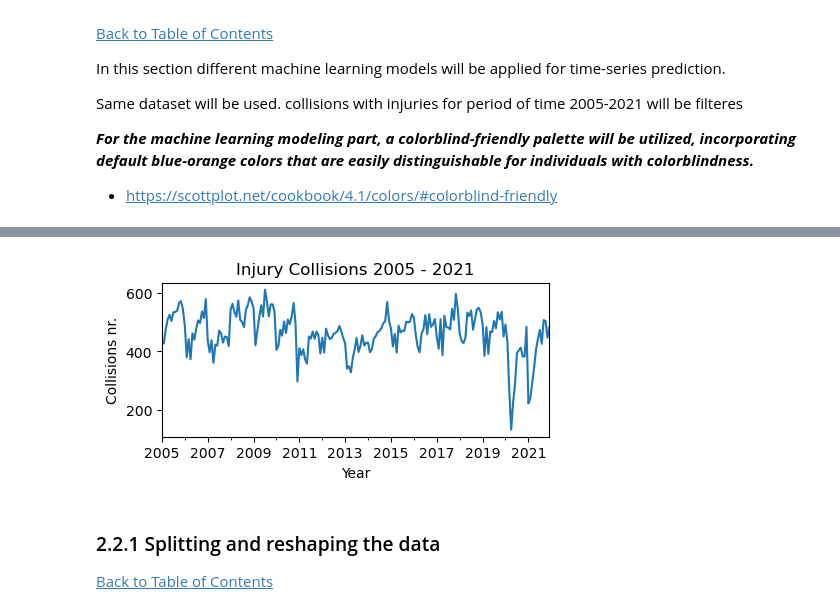
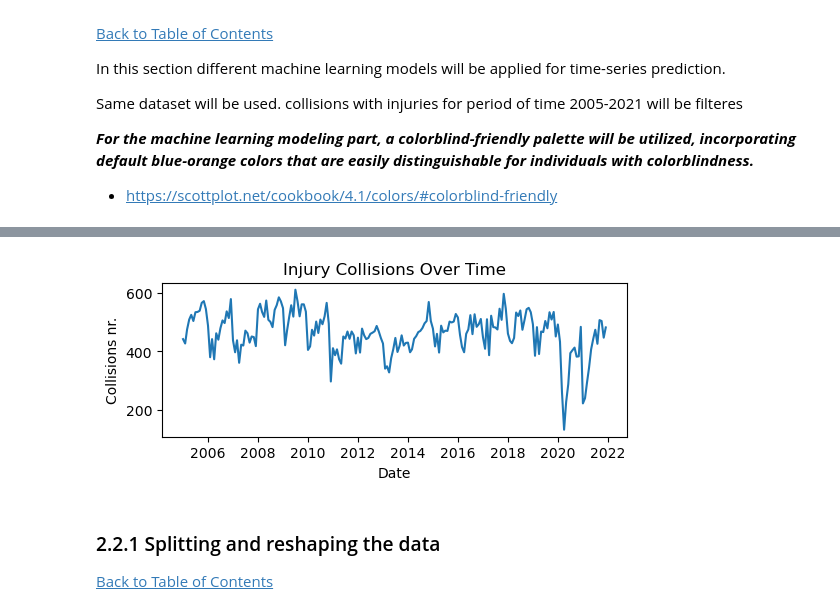
Before and after one commit to Natidhcp/CCT_MSc_DA_CA2, a Jupyter notebook: CA2.ipynb, the cells around one changed output, grey strips where cells are left out. Saved outputs shown, nothing was run; the diff lists cells and outputs as text; code cells hidden in the pictures.

```diff
--- a/CA2.ipynb
+++ b/CA2.ipynb
@@ -1269,6 +1210,8 @@ Same dataset will be used. collisions with injuries for period of time 2005-2021
 
 * https://scottplot.net/cookbook/4.1/colors/#colorblind-friendly
 # %%
-df = pd.DataFrame(grouped, columns = ['Injury Collisions'])
-df.describe()
+dfm = pd.read_csv('safety_ireland.csv')
+dfm['Date'] = pd.to_datetime(dfm['Date'])
+dfm = dfm.groupby(['Date', 'Statistic'])['value'].sum().unstack()
+dfm.head()
 # %% [output]
@@ -1283,0 +1225,3 @@ df.describe()
+# %%
+df = pd.DataFrame(dfm, columns = ['Injury Collisions'])
+df.head()
@@ -1284,13 +1236,13 @@ df.describe()
 # %%
 # line plot of dataset
-ax = df.plot(figsize=(5,2))
-ax.set_xlabel('Year')
-ax.set_ylabel('Collisions nr.')
-ax.set_title('Injury Collisions 2005 - 2021')
-ax.legend().remove()
-plot.show()
+plt.figure(figsize=(6, 2))
+plt.plot(df['Injury Collisions'])
+plt.title('Injury Collisions Over Time')
+plt.xlabel('Date')
+plt.ylabel('Collisions nr.')
+plt.show()
 # %% [output]
-[figure, old version]
+[figure, new version]
 # %% [markdown]
 <a class="anchor" id="2.2.1"></a>
 ### 2.2.1 Splitting and reshaping the data
```
Also changed, not shown: parts of 53 cells of this notebook.
